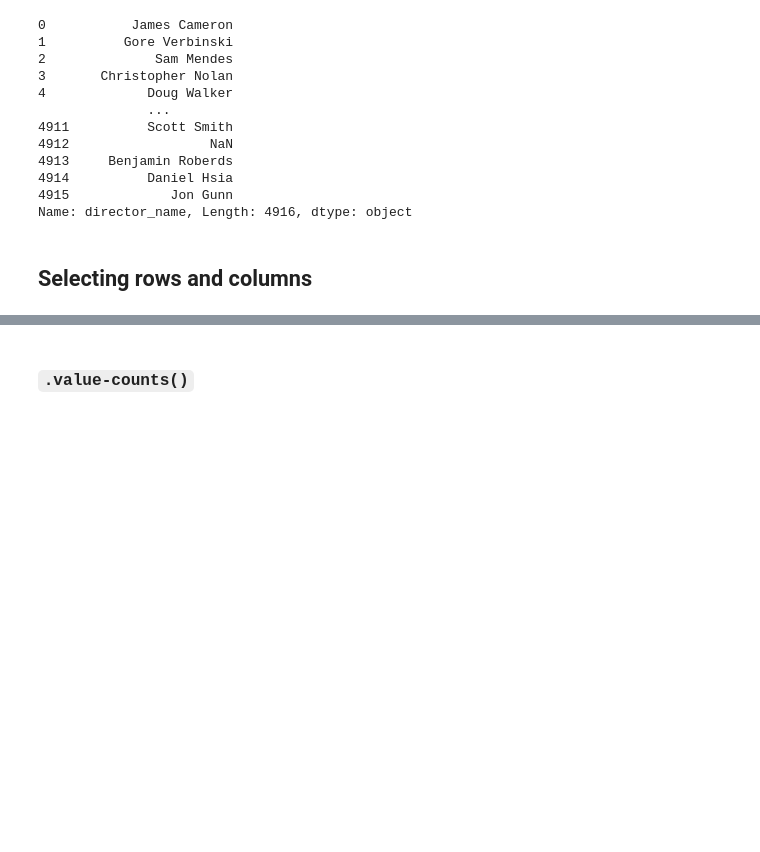
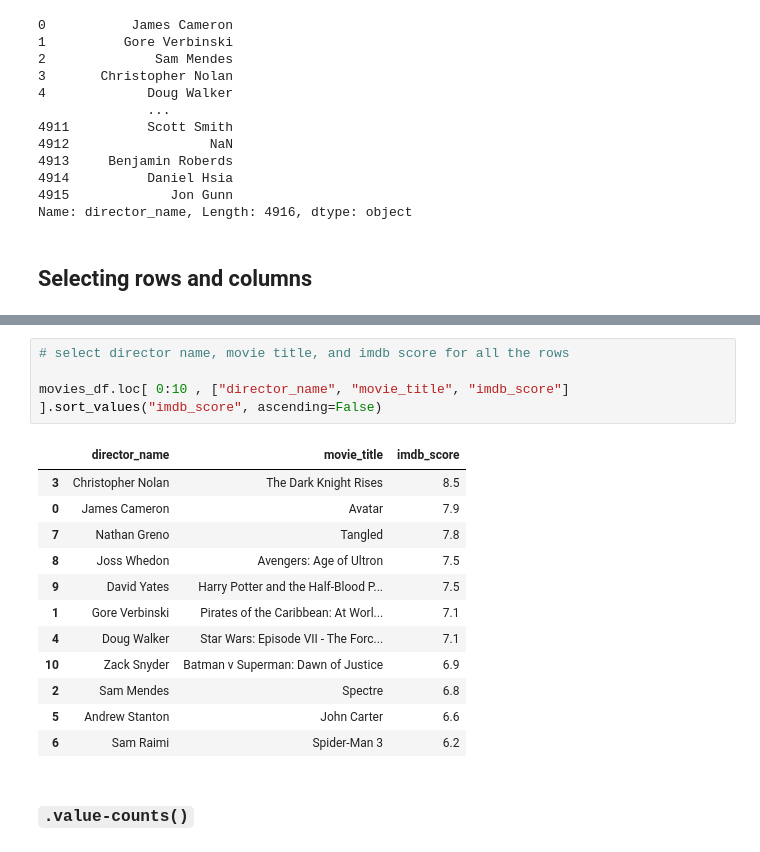
Before and after one commit to FHU/cis277fa22-02-pandas-intro, a Jupyter notebook: 02-pandas-intro.ipynb, the cells around one changed output, grey strips where cells are left out. Drawn from its saved outputs; the diff is of its cells as text; blank space fills up the shorter version.

```diff
--- a/02-pandas-intro.ipynb
+++ b/02-pandas-intro.ipynb
@@ -195,3 +255,20 @@ Name: director_name, Length: 4916, dtype: object
+# %%
+# select director name, movie title, and imdb score for all the rows
+
+movies_df.loc[ 0:10 , ["director_name", "movie_title", "imdb_score"] ].sort_values("imdb_score", ascending=False)
+# %% [output]
+|  | director_name | movie_title | imdb_score |
+| 3 | Christopher Nolan | The Dark Knight Rises | 8.5 |
+| 0 | James Cameron | Avatar | 7.9 |
+| 7 | Nathan Greno | Tangled | 7.8 |
+| 8 | Joss Whedon | Avengers: Age of Ultron | 7.5 |
+| 9 | David Yates | Harry Potter and the Half-Blood P... | 7.5 |
+| 1 | Gore Verbinski | Pirates of the Caribbean: At Worl... | 7.1 |
+| 4 | Doug Walker | Star Wars: Episode VII - The Forc... | 7.1 |
+| 10 | Zack Snyder | Batman v Superman: Dawn of Justice | 6.9 |
+| 2 | Sam Mendes | Spectre | 6.8 |
+| 5 | Andrew Stanton | John Carter | 6.6 |
+| 6 | Sam Raimi | Spider-Man 3 | 6.2 |
 # %% [markdown]
 ### `.value-counts()`
 # %%
```
Also changed, not shown: parts of 13 cells of this notebook, 1 other file.
